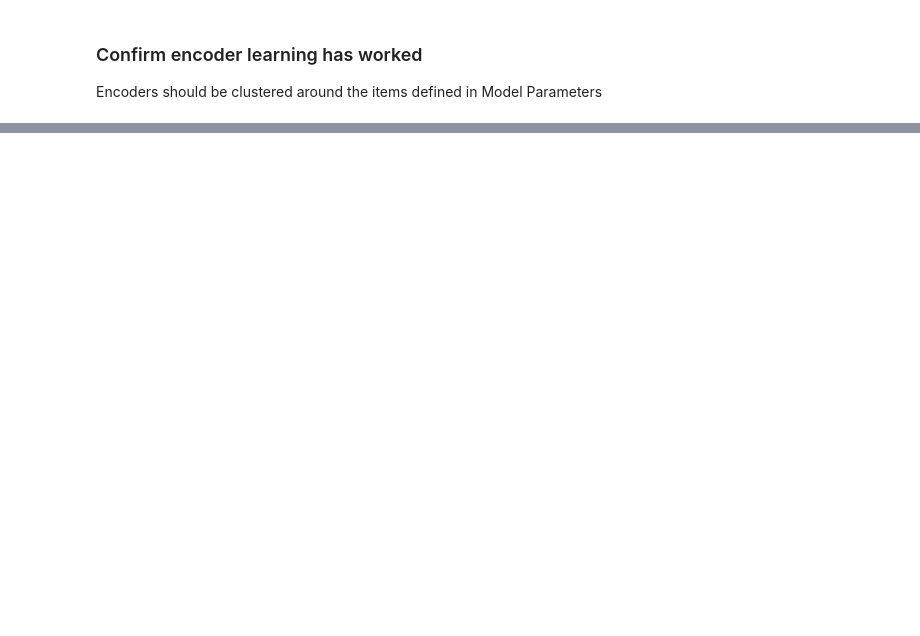
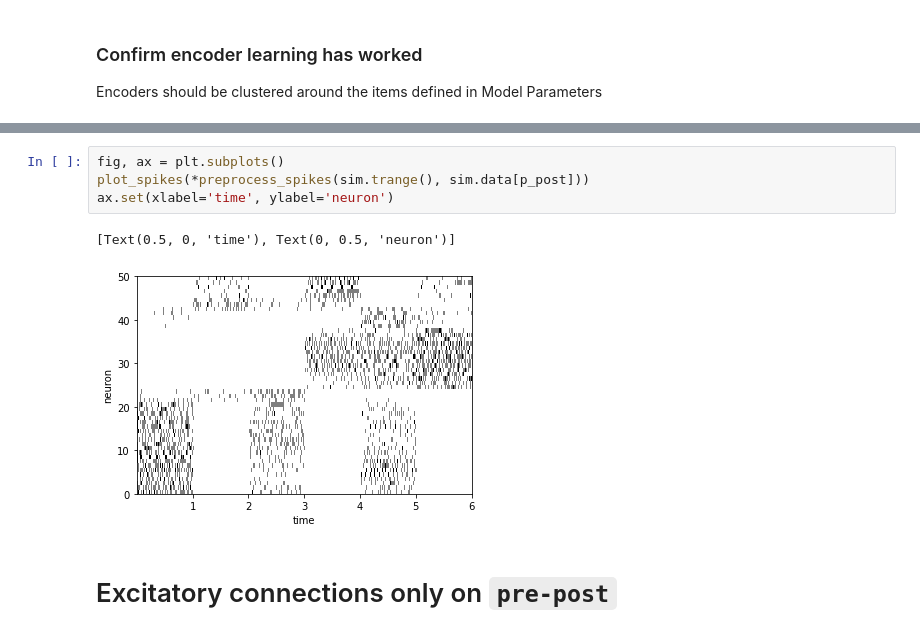
Before and after one commit to psipeter/online-sparsity, a Jupyter notebook: online_sparsity.ipynb, the cells around one changed output, grey strips where cells are left out. Drawn from its saved outputs; the diff is of its cells as text; blank space fills up the shorter version.

````diff
--- a/online_sparsity.ipynb
+++ b/online_sparsity.ipynb
@@ -317,0 +260,9 @@ ax.set(xlabel='time', ylabel='value')
+# %%
+fig, ax = plt.subplots()
+plot_spikes(*preprocess_spikes(sim.trange(), sim.data[p_post]))
+ax.set(xlabel='time', ylabel='neuron')
+# %% [output]
+[Text(0.5, 0, 'time'), Text(0, 0.5, 'neuron')]
+[figure, added]
+# %% [markdown]
+# Excitatory connections only on ```pre-post```
````
Also changed, not shown: parts of 32 cells of this notebook.
